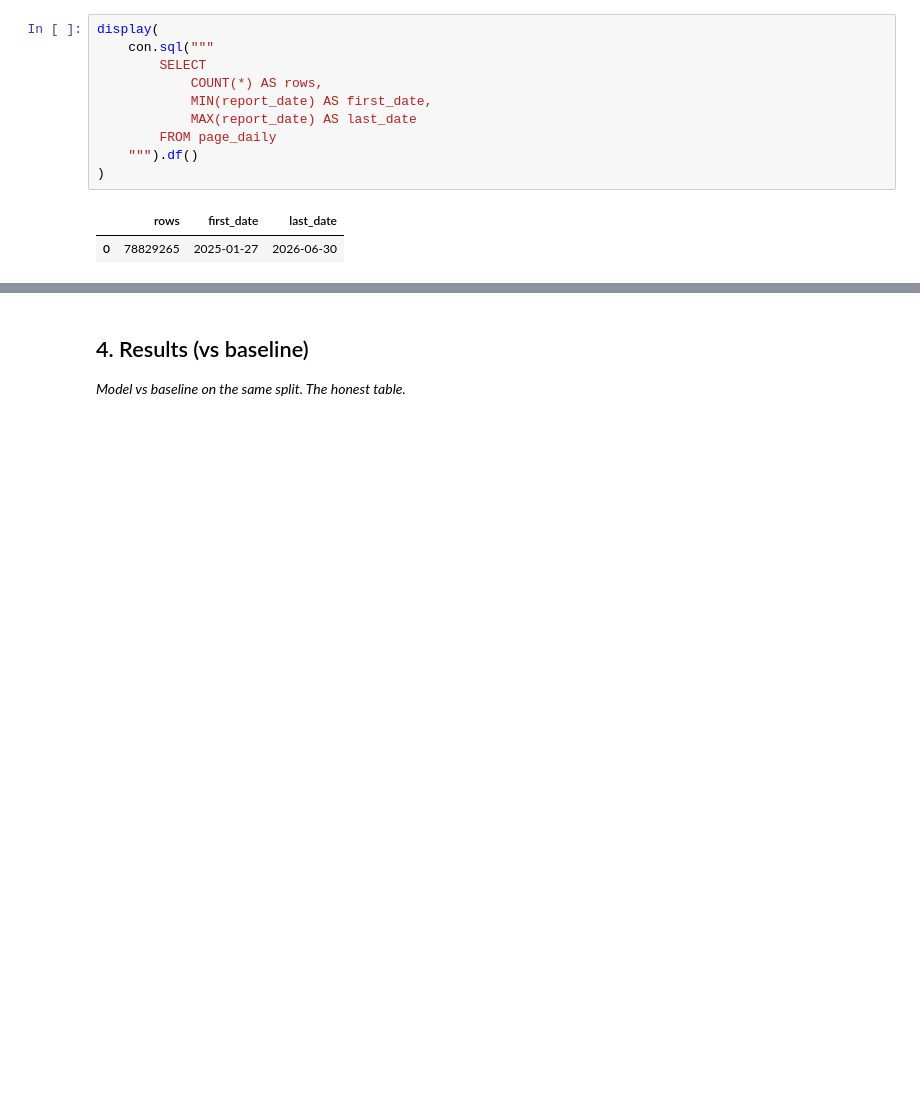
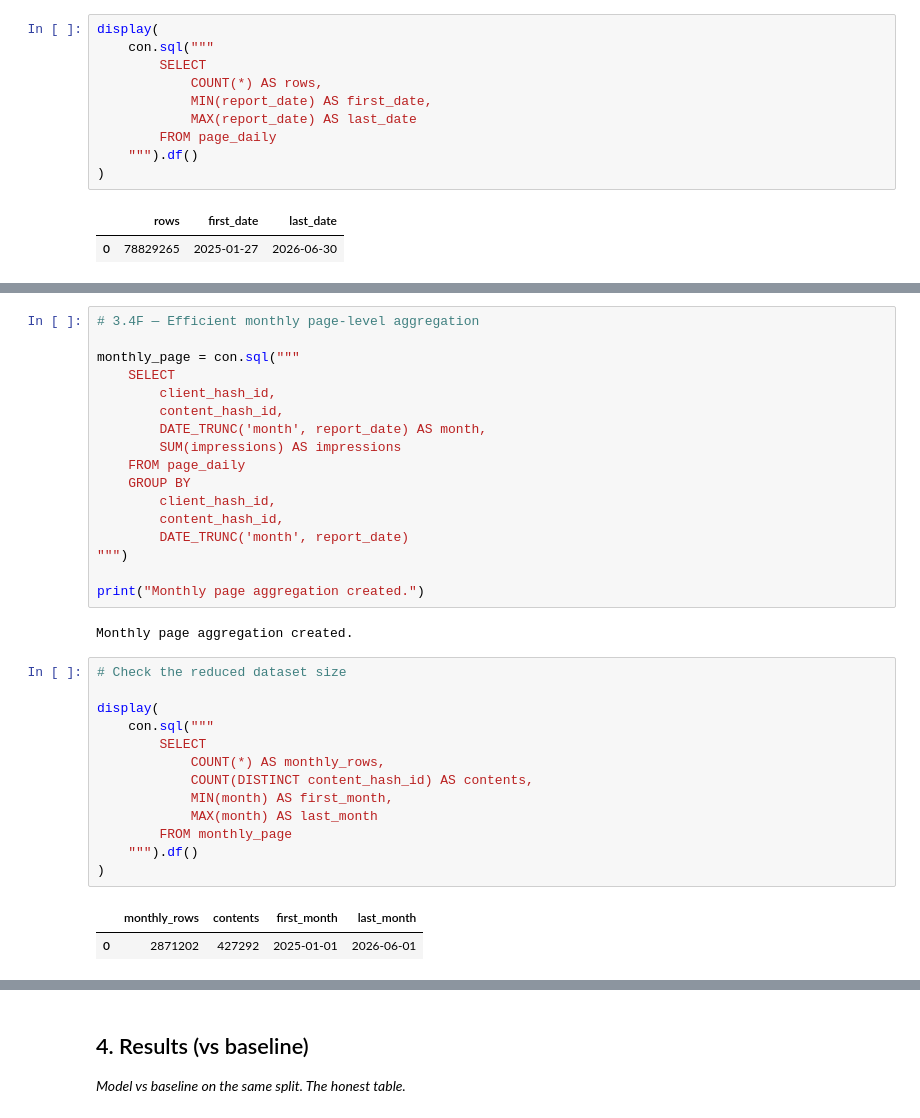
Before and after one commit to aniqaatiq842-commits/Flyrank-ML-INTERNSHIP, a Jupyter notebook: work/notebooks/capstone.ipynb, the cells around one changed output, grey strips where cells are left out. Cells and saved outputs as stored; diff of their text form; blank space fills up the shorter version.

```diff
--- a/work/notebooks/capstone.ipynb
+++ b/work/notebooks/capstone.ipynb
@@ -893,0 +826,35 @@ Prediction windows created successfully.
+# %%
+# 3.4F — Efficient monthly page-level aggregation
+
+monthly_page = con.sql("""
+    SELECT
+        client_hash_id,
+        content_hash_id,
+        DATE_TRUNC('month', report_date) AS month,
+        SUM(impressions) AS impressions
+    FROM page_daily
+    GROUP BY
+        client_hash_id,
+        content_hash_id,
+        DATE_TRUNC('month', report_date)
+""")
+
+print("Monthly page aggregation created.")
+# %% [output]
+Monthly page aggregation created.
+# %%
+# Check the reduced dataset size
+
+display(
+    con.sql("""
+        SELECT
+            COUNT(*) AS monthly_rows,
+            COUNT(DISTINCT content_hash_id) AS contents,
+            MIN(month) AS first_month,
+            MAX(month) AS last_month
+        FROM monthly_page
+    """).df()
+)
+# %% [output]
+|  | monthly_rows | contents | first_month | last_month |
+| 0 | 2871202 | 427292 | 2025-01-01 | 2026-06-01 |
```
Also changed, not shown: parts of 10 cells of this notebook.
